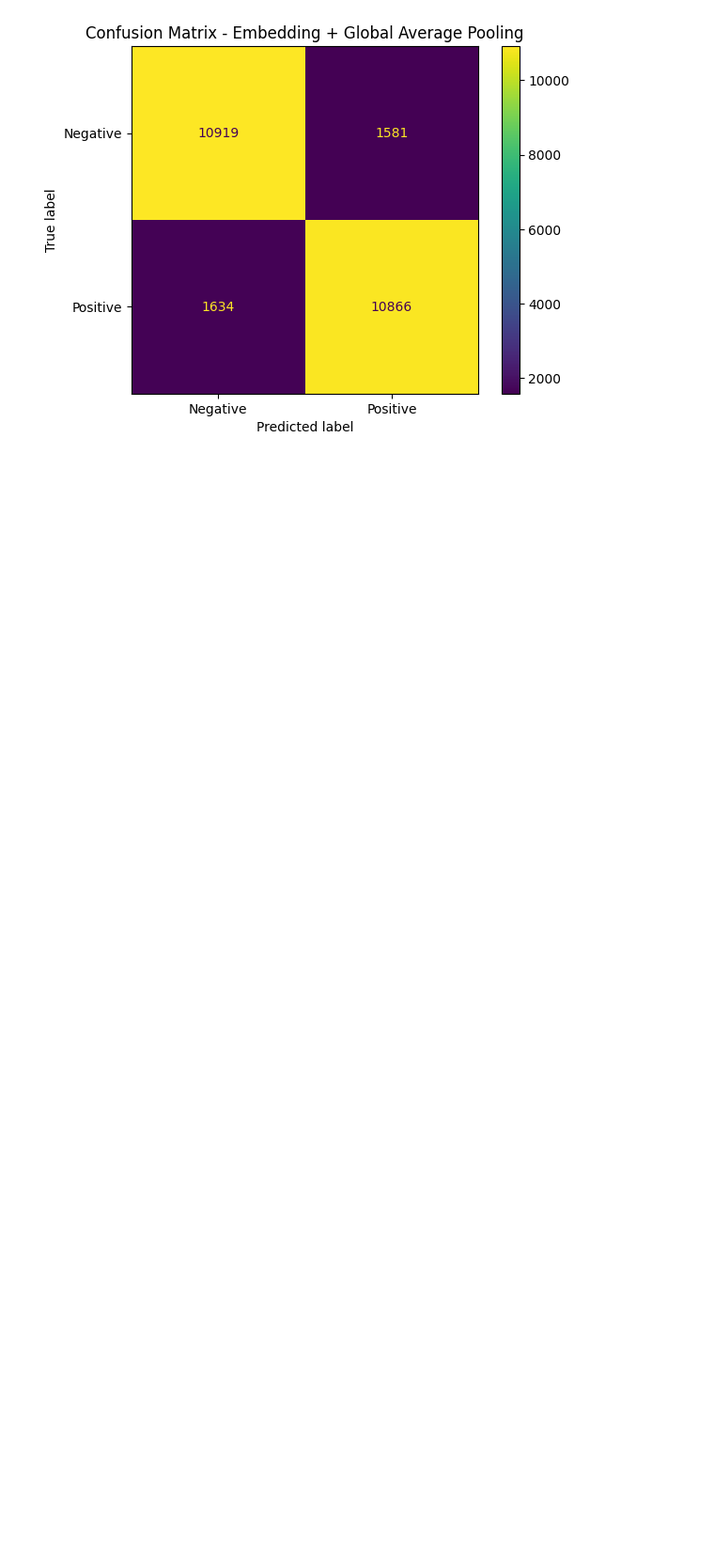
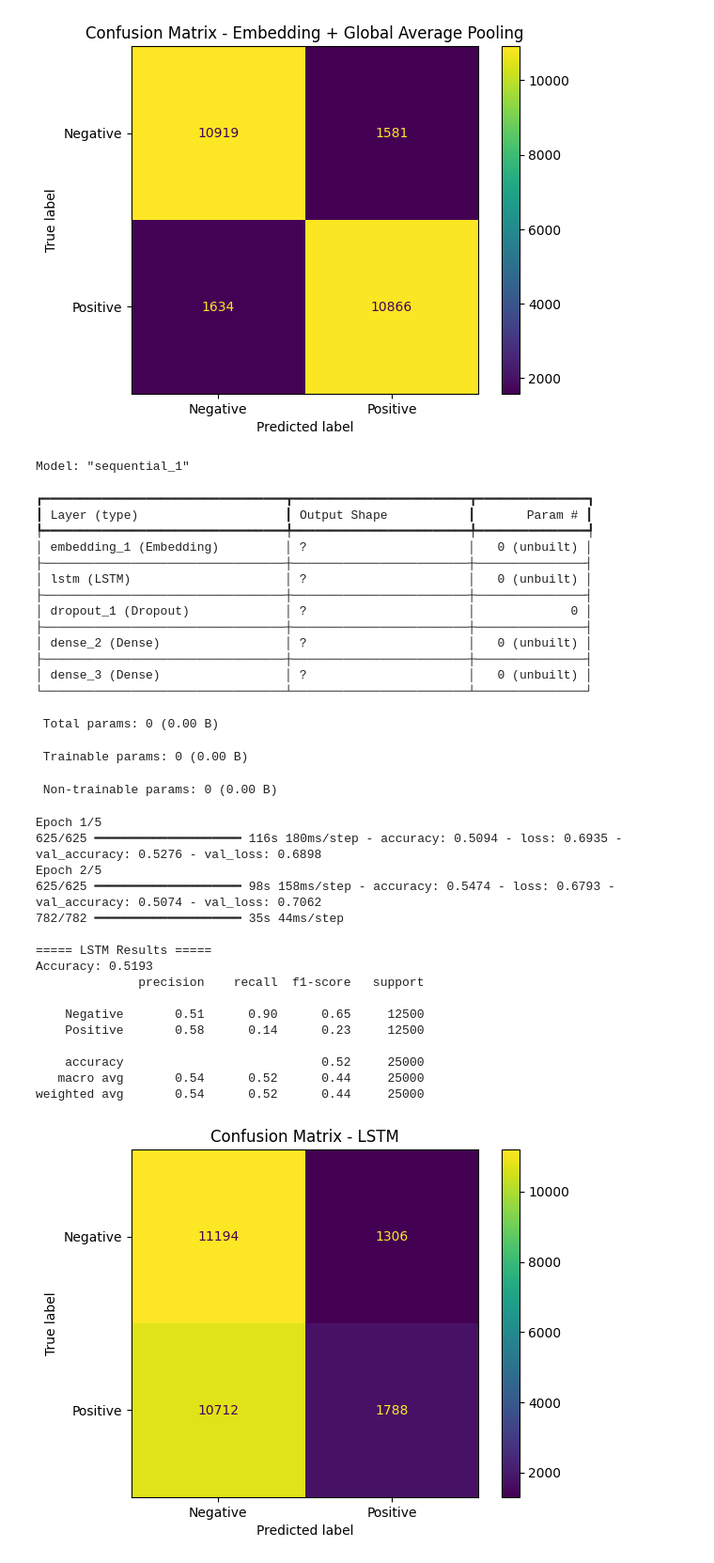
Before and after one commit to Rivier-Computer-Science/SP25-690-Tadikamalla, a Jupyter notebook: COMP690AH2/COMP690AH2_hotel_sentiment_improved.ipynb, the cells around one changed output. Shown at 94% size. Cells and saved outputs as stored; diff of their text form; code cells hidden in the pictures; blank space fills up the shorter version.

```diff
--- a/COMP690AH2/COMP690AH2_hotel_sentiment_improved.ipynb
+++ b/COMP690AH2/COMP690AH2_hotel_sentiment_improved.ipynb
@@ -260,3 +260,69 @@ Epoch 5/5
    macro avg       0.87      0.87      0.87     25000
 weighted avg       0.87      0.87      0.87     25000
 [figure]
+# %%
+# Model 2: LSTM
+lstm_model = Sequential([
+    Embedding(input_dim=vocab_size, output_dim=embedding_size, input_length=maxlen),
+    LSTM(64),
+    Dropout(0.3),
+    Dense(32, activation="relu"),
+    Dense(1, activation="sigmoid")
+])
+
+lstm_model.compile(
+    optimizer="adam",
+    loss="binary_crossentropy",
+    metrics=["accuracy"]
+)
+
+lstm_model.summary()
+
+history_lstm = lstm_model.fit(
+    x_train_nn,
+    y_train_nn,
+    validation_data=(x_val_nn, y_val_nn),
+    epochs=epochs,
+    batch_size=batch_size,
+    callbacks=[early_stop],
+    verbose=1
+)
+
+y_pred_lstm = (lstm_model.predict(x_test_pad) >= 0.5).astype(int).flatten()
+
+evaluate_model("LSTM", y_test, y_pred_lstm)
+# %% [output]
+Model: "sequential_1"
+┏━━━━━━━━━━━━━━━━━━━━━━━━━━━━━━━━━┳━━━━━━━━━━━━━━━━━━━━━━━━┳━━━━━━━━━━━━━━━┓
+┃ Layer (type)                    ┃ Output Shape           ┃       Param # ┃
+┡━━━━━━━━━━━━━━━━━━━━━━━━━━━━━━━━━╇━━━━━━━━━━━━━━━━━━━━━━━━╇━━━━━━━━━━━━━━━┩
+│ embedding_1 (Embedding)         │ ?                      │   0 (unbuilt) │
+├─────────────────────────────────┼────────────────────────┼───────────────┤
+│ lstm (LSTM)                     │ ?                      │   0 (unbuilt) │
+├─────────────────────────────────┼────────────────────────┼───────────────┤
+│ dropout_1 (Dropout)             │ ?                      │             0 │
+├─────────────────────────────────┼────────────────────────┼───────────────┤
+│ dense_2 (Dense)                 │ ?                      │   0 (unbuilt) │
+├─────────────────────────────────┼────────────────────────┼───────────────┤
+│ dense_3 (Dense)                 │ ?                      │   0 (unbuilt) │
+└─────────────────────────────────┴────────────────────────┴───────────────┘
+ Total params: 0 (0.00 B)
+ Trainable params: 0 (0.00 B)
+ Non-trainable params: 0 (0.00 B)
+Epoch 1/5
+625/625 ━━━━━━━━━━━━━━━━━━━━ 116s 180ms/step - accuracy: 0.5094 - loss: 0.6935 - val_accuracy: 0.5276 - val_loss: 0.6898
+Epoch 2/5
+625/625 ━━━━━━━━━━━━━━━━━━━━ 98s 158ms/step - accuracy: 0.5474 - loss: 0.6793 - val_accuracy: 0.5074 - val_loss: 0.7062
+782/782 ━━━━━━━━━━━━━━━━━━━━ 35s 44ms/step
+
+===== LSTM Results =====
+Accuracy: 0.5193
+              precision    recall  f1-score   support
+
+    Negative       0.51      0.90      0.65     12500
+    Positive       0.58      0.14      0.23     12500
+
+    accuracy                           0.52     25000
+   macro avg       0.54      0.52      0.44     25000
+weighted avg       0.54      0.52      0.44     25000
+[figure, added]
```
Also changed, not shown: parts of 4 cells of this notebook.
